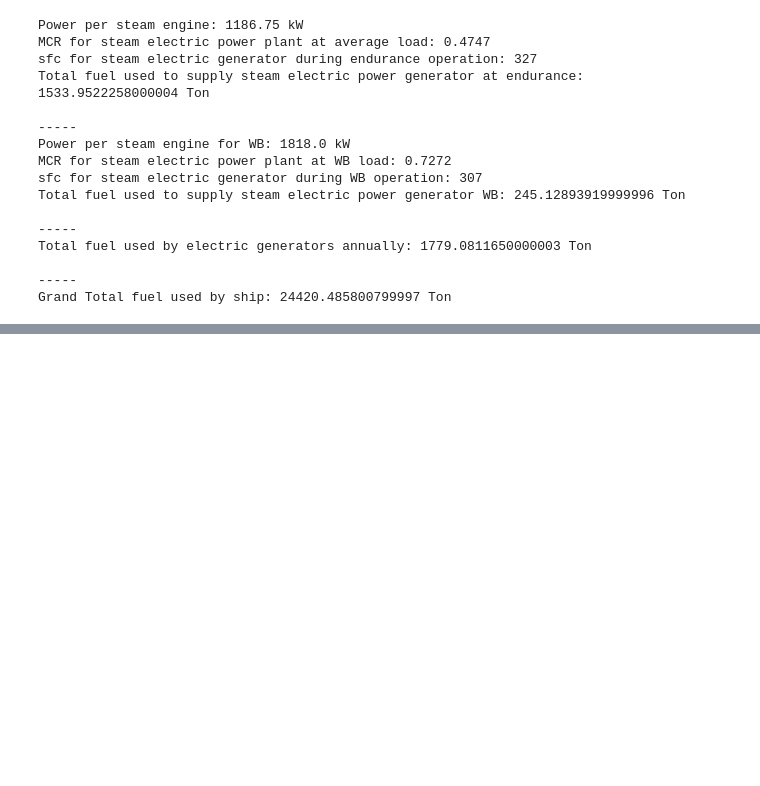
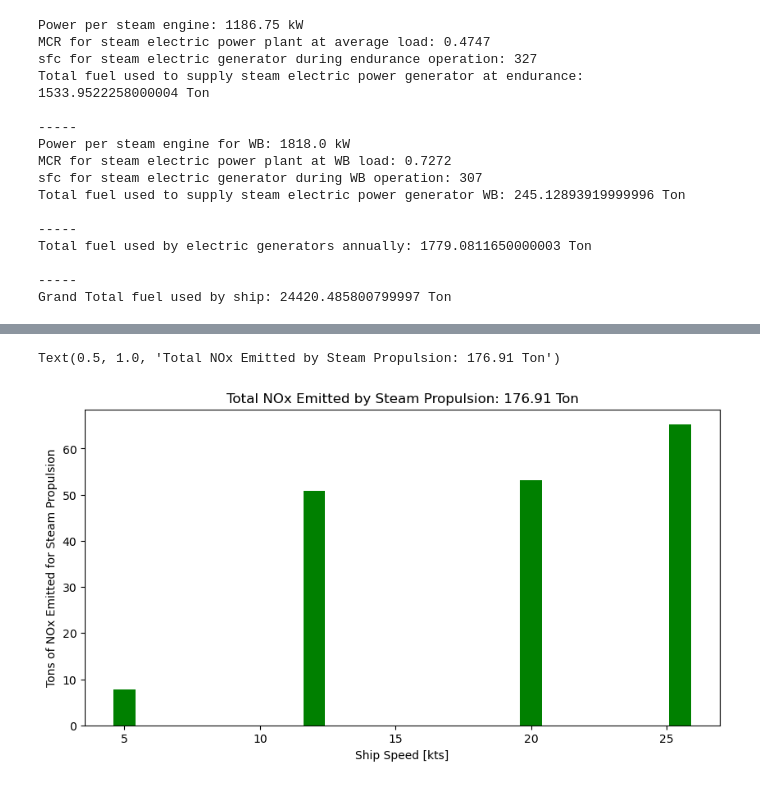
Before and after one commit to vandelij/marine_propulsion, a Jupyter notebook: final_project.ipynb, the cells around one changed output, grey strips where cells are left out. Drawn from its saved outputs; the diff is of its cells as text; code cells hidden in the pictures; blank space fills up the shorter version.

Commit message:
finished the example problem on ship emissions

```diff
--- a/final_project.ipynb
+++ b/final_project.ipynb
@@ -136,3 +137,28 @@ Total fuel used by electric generators annually: 1779.0811650000003 Ton
 
 -----
 Grand Total fuel used by ship: 24420.485800799997 Ton
+# %%
+# Pollution Section
+
+CO2_frac = .85*44/12
+print(f'CO2_fac: {CO2_frac}')
+total_CO2_emission_steam = m_grand_total_steam*CO2_frac
+print(f'Emitted CO2: {total_CO2_emission_steam/1000} Ton')
+
+SOx_frac = .01*(32+32)/32
+print(f'SOx_fac: {SOx_frac}')
+total_SOx_emission_steam = m_grand_total_steam*SOx_frac
+print(f'Emitted SOx: {total_SOx_emission_steam/1000} Ton')
+
+# NOx section
+
+print('\n----------')
+print('NOx Section\n')
+print(f'Recal the MCR for the main engines is {fraction_load*100} %')
+noxers = fraction_load*100*0.16 + 2
+print(f'noxers: {noxers}')
+
+mass_nox_primary = noxers*m_steam_annual/1000**2 # mass of nox in Ton
+print('Mass of NOx emission in Tons: ', mass_nox_primary)
+total_NOx_emission = sum(mass_nox_primary)
+print(f'Mass of NOx emitted total from propulstion: {total_NOx_emission} Ton')
@@ -138,0 +178,9 @@ Grand Total fuel used by ship: 24420.485800799997 Ton
+# %%
+plt.figure(figsize=(10,5))
+plt.bar(speeds, mass_nox_primary, color='green')
+plt.xlabel('Ship Speed [kts]')
+plt.ylabel('Tons of NOx Emitted for Steam Propulsion')
+plt.title(f'Total NOx Emitted by Steam Propulsion: {np.round(sum(mass_nox_primary), 2)} Ton')
+# %% [output]
+Text(0.5, 1.0, 'Total NOx Emitted by Steam Propulsion: 176.91 Ton')
+[figure, added]
```
Also changed, not shown: parts of 2 cells of this notebook.
